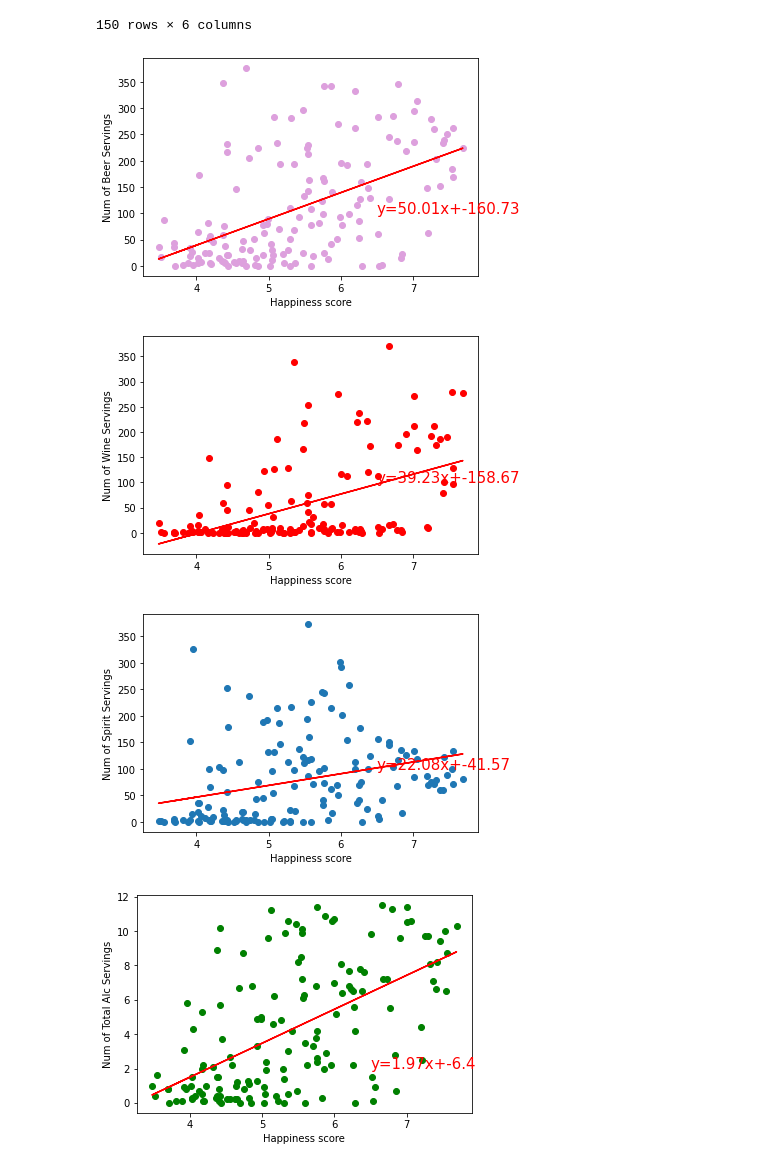
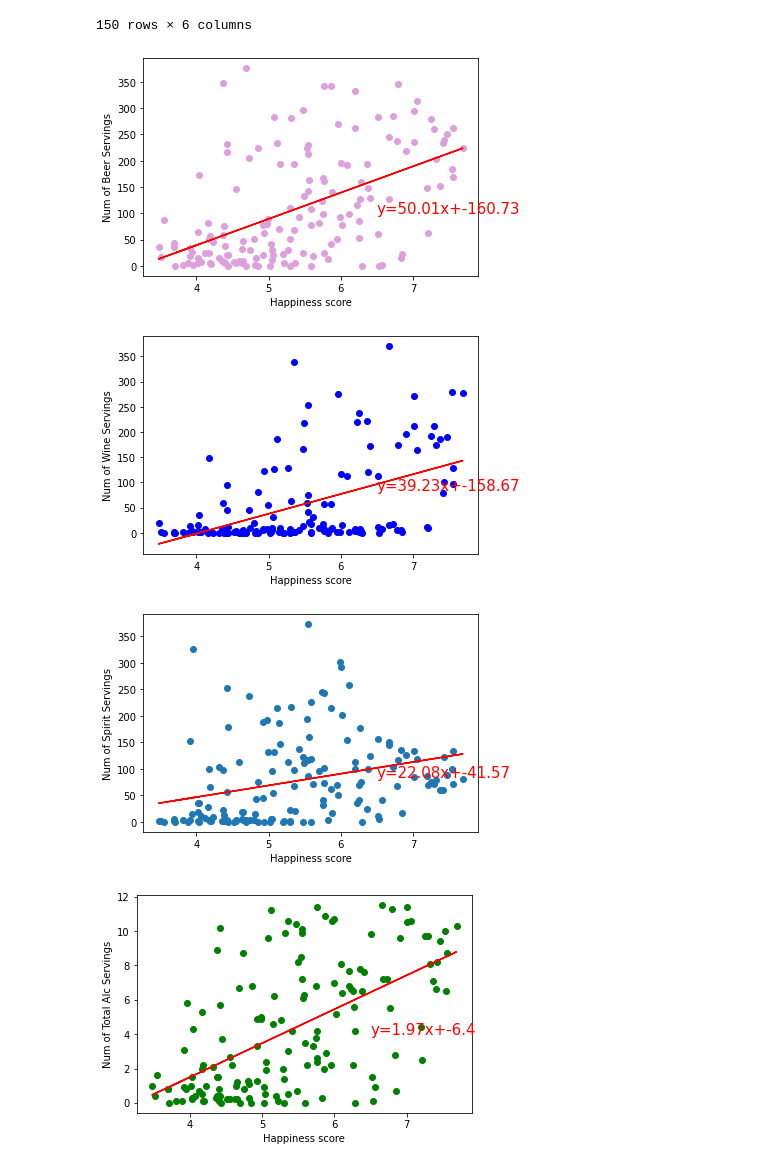
Before and after one commit to reccleston/data-analysis-project-1, a Jupyter notebook: ryan/pre_insights.ipynb, the cells around one changed output. Drawn from its saved outputs; the diff is of its cells as text; code cells hidden in the pictures.

```diff
--- a/ryan/pre_insights.ipynb
+++ b/ryan/pre_insights.ipynb
@@ -144,37 +144,37 @@ plt.xlabel('Happiness score')
 plt.ylabel('Num of Beer Servings')
 plt.show()
 
-plt.scatter(happy_servings_df['happy_rating'], happy_servings_df['wine_servings'], c='red')
+plt.scatter(happy_servings_df['happy_rating'], happy_servings_df['wine_servings'], c='blue')
 y = happy_servings_df['wine_servings']
 slope, intercept, r_value, p_value, std_err = sts.linregress(x, y)
 plt.plot(x, intercept + slope*x, 'r', label='fitted line')
 reg_str = 'y='+ str(round(slope, 2)) +'x+' + str(round(intercept, 2))
-plt.annotate(reg_str, (6.5,100), fontsize=15, color='red' )
+plt.annotate(reg_str, (6.5,85), fontsize=15, color='red' )
 plt.xlabel('Happiness score')
 plt.ylabel('Num of Wine Servings')
 plt.show()
 
 plt.scatter(happy_servings_df['happy_rating'], happy_servings_df['spirit_servings'])
 y = happy_servings_df['spirit_servings']
 slope, intercept, r_value, p_value, std_err = sts.linregress(x, y)
 plt.plot(x, intercept + slope*x, 'r', label='fitted line')
 reg_str = 'y='+ str(round(slope, 2)) +'x+' + str(round(intercept, 2))
-plt.annotate(reg_str, (6.5,100), fontsize=15, color='red' )
+plt.annotate(reg_str, (6.5,85), fontsize=15, color='red' )
 plt.xlabel('Happiness score')
 plt.ylabel('Num of Spirit Servings')
 plt.show()
 
 plt.scatter(happy_servings_df['happy_rating'], happy_servings_df['total_litres_of_pure_alcohol'], c='green')
 y = happy_servings_df['total_litres_of_pure_alcohol']
 slope, intercept, r_value, p_value, std_err = sts.linregress(x, y)
 plt.plot(x, intercept + slope*x, 'r', label='fitted line')
 reg_str = 'y='+ str(round(slope, 2)) +'x+' + str(round(intercept, 2))
-plt.annotate(reg_str, (6.5,2), fontsize=15, color='red' )
+plt.annotate(reg_str, (6.5,4), fontsize=15, color='red')
 plt.xlabel('Happiness score')
 plt.ylabel('Num of Total Alc Servings')
 plt.show()
 # %% [output]
 [figure]
-[figure, old version]
+[figure, new version]
-[figure, old version]
+[figure, new version]
-[figure, old version]
+[figure, new version]
```
